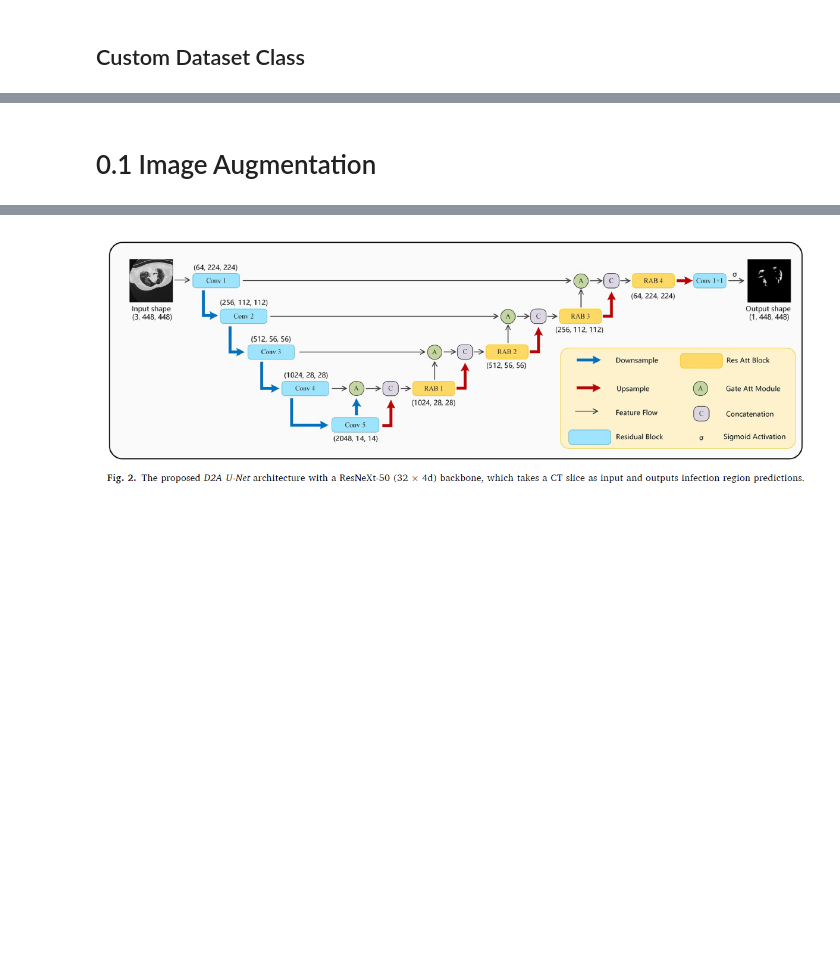
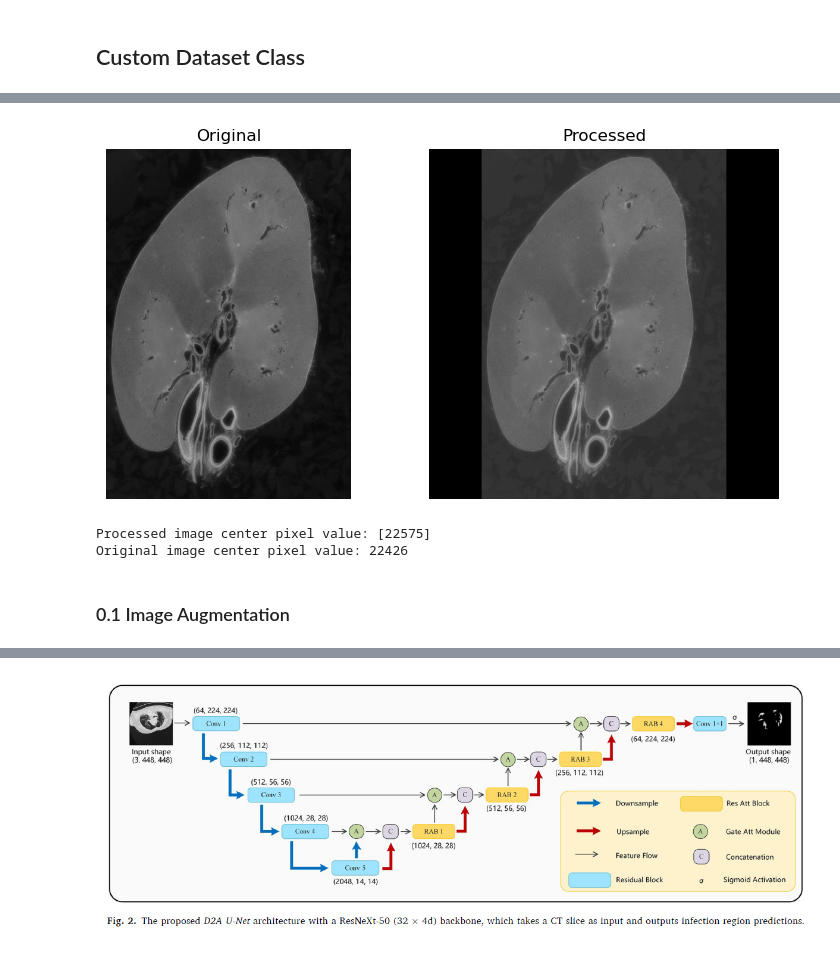
Before and after one commit to Kaggler-uofa/jin, a Jupyter notebook: dataset.ipynb, the cells around one changed output, grey strips where cells are left out. Saved outputs shown, nothing was run; the diff lists cells and outputs as text; code cells hidden in the pictures; blank space fills up the shorter version.

```diff
--- a/dataset.ipynb
+++ b/dataset.ipynb
@@ -143,33 +174,0 @@ FileNotFoundError: [WinError 3] 지정된 경로를 찾을 수 없습니다: '..
-# %%
-data_set = 'kidney_2'
-
-image_path = os.path.join('..', 'data', 'train', data_set, 'images')
-label_path = os.path.join('..', 'data', 'train', data_set, 'labels')
-
-image_files = sorted([os.path.join(image_path, f) for f in os.listdir(image_path) if f.endswith('.tif')])
-label_files = sorted([os.path.join(label_path, f) for f in os.listdir(label_path) if f.endswith('.tif')])
-
-def display_image(tensor):
-    if isinstance(tensor, torch.Tensor):
-        # If the input is a PyTorch tensor
-        if len(tensor.shape) == 4:
-            tensor = tensor.squeeze(0)
-
-        numpy_image = tensor.cpu().numpy()
-
-        if len(numpy_image.shape) == 3 and numpy_image.shape[0] == 1:
-            numpy_image = numpy_image.squeeze(0)
-
-        if len(numpy_image.shape) == 3:
-            numpy_image = numpy_image.transpose(1, 2, 0)
-
-    elif isinstance(tensor, np.ndarray):
-        # If the input is a NumPy array
-        numpy_image = tensor
-
-        if len(numpy_image.shape) == 3 and numpy_image.shape[0] == 1:
-            numpy_image = numpy_image.squeeze(0)
-
-    plt.imshow(numpy_image, cmap='gray')
-    plt.axis('off')
-    plt.show()
@@ -200,5 +175,23 @@ True True
+# %%
+original_image = io.imread(os.path.join(image_path, "0900.tif"))
+display_image([original_image, image_dataset[900][0]], ["Original", "Processed"])
+# %% [output]
+[figure, added]
+# %%
+# Load the processed image from the dataset
+processed_image, _ = image_dataset[900]
+center_y, center_x = processed_image.shape[0] // 2, processed_image.shape[1] // 2
+print(f"Processed image center pixel value: {processed_image[center_y][center_x]}")
+
+# Load the original image for comparison
+original_image = io.imread(image_dataset.image_filenames[900])
+center_y_original, center_x_original = original_image.shape[0] // 2, original_image.shape[1] // 2
+print(f"Original image center pixel value: {original_image[center_y_original][center_x_original]}")
+# %% [output]
+Processed image center pixel value: [22575]
+Original image center pixel value: 22426
 # %% [markdown]
-# 0.1 Image Augmentation
+### 0.1 Image Augmentation
 # %%
 def Augement_image(image, mask):
 
```
Also changed, not shown: parts of 17 cells of this notebook.
